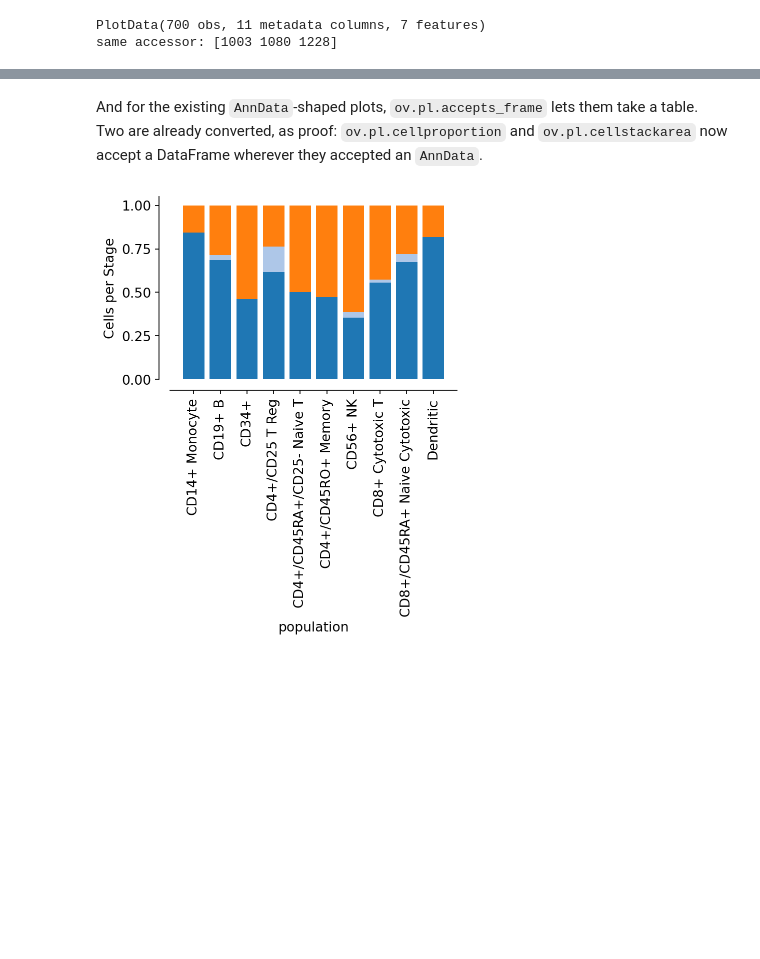
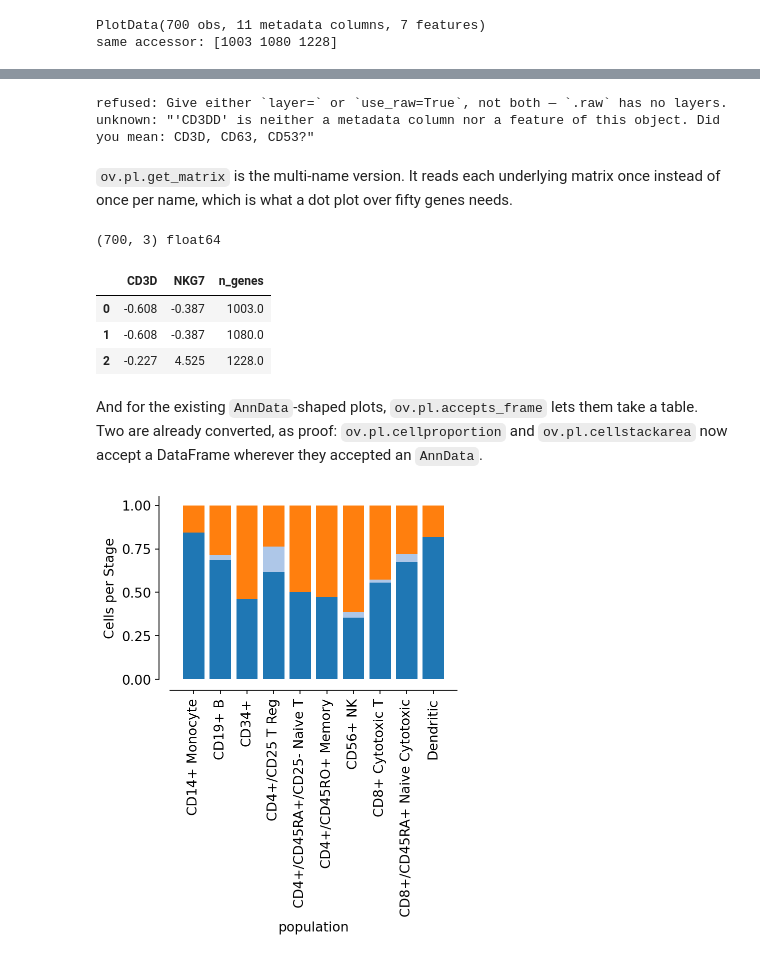
Before and after one commit to Starlitnightly/omicverse-tutorials, a Jupyter notebook: docs/Tutorials-plotting/t_statistical_plots.ipynb, the cells around one changed output, grey strips where cells are left out. Saved outputs shown, nothing was run; the diff lists cells and outputs as text; code cells hidden in the pictures; blank space fills up the shorter version.

```diff
--- a/docs/Tutorials-plotting/t_statistical_plots.ipynb
+++ b/docs/Tutorials-plotting/t_statistical_plots.ipynb
@@ -468,3 +494,29 @@ same accessor: [1003 1080 1228]
+# %%
+try:
+    ov.pl.get_values(adata, "CD3D", layer="counts", use_raw=True)
+except ValueError as err:
+    print("refused:", err)
+try:
+    ov.pl.get_values(adata, "CD3DD")
+except KeyError as err:
+    print("unknown:", err)
+# %% [output]
+refused: Give either `layer=` or `use_raw=True`, not both — `.raw` has no layers.
+unknown: "'CD3DD' is neither a metadata column nor a feature of this object. Did you mean: CD3D, CD63, CD53?"
+# %% [markdown]
+`ov.pl.get_matrix` is the multi-name version. It reads each underlying matrix
+once instead of once per name, which is what a dot plot over fifty genes
+needs.
+# %%
+block = ov.pl.get_matrix(adata, ["CD3D", "NKG7", "n_genes"])
+print(block.shape, block.dtype)
+pd.DataFrame(block, columns=["CD3D", "NKG7", "n_genes"]).head(3).round(3)
+# %% [output]
+(700, 3) float64
+|  | CD3D | NKG7 | n_genes |
+| 0 | -0.608 | -0.387 | 1003.0 |
+| 1 | -0.608 | -0.387 | 1080.0 |
+| 2 | -0.227 | 4.525 | 1228.0 |
 # %% [markdown]
 And for the existing `AnnData`-shaped plots, `ov.pl.accepts_frame` lets
 them take a table. Two are already converted, as proof: `ov.pl.cellproportion`
```
Also changed, not shown: parts of 16 cells of this notebook, 1 other file.
